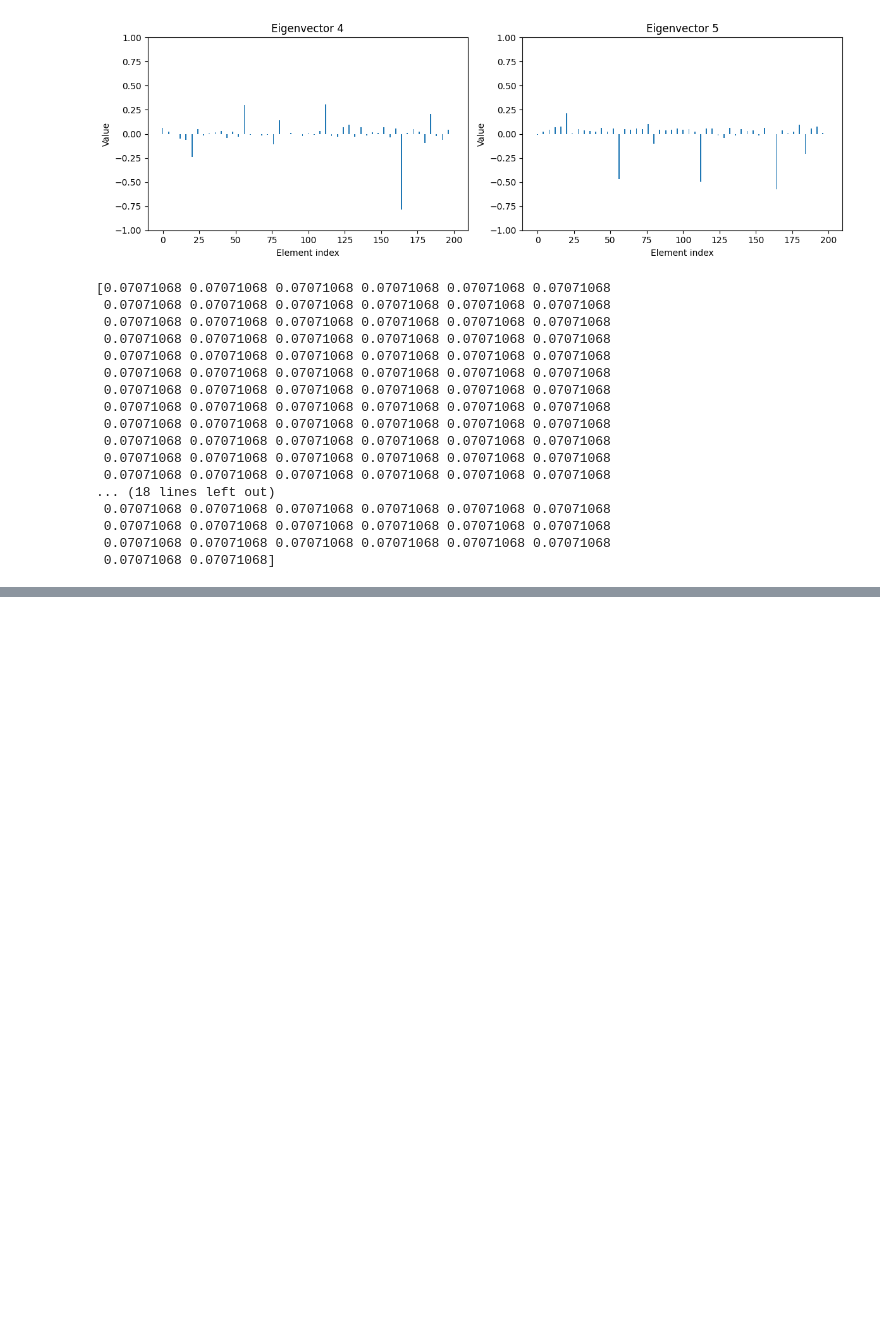
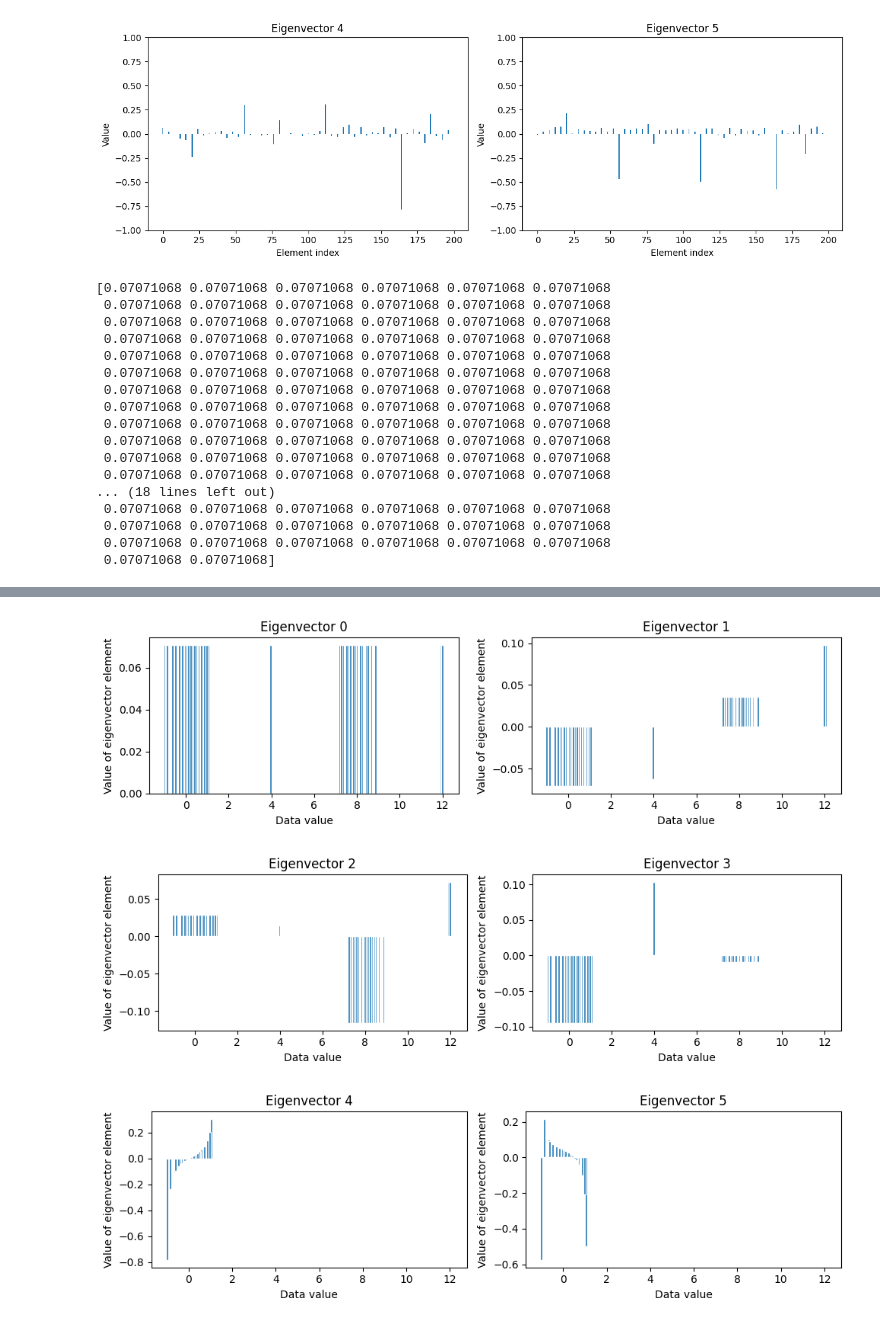
Before and after one commit to 24shiny/Spectral_clustering, a Jupyter notebook: p10_diagonal_regulation.ipynb, the cells around one changed output, grey strips where cells are left out. Cells and saved outputs as stored; diff of their text form; code cells hidden in the pictures; blank space fills up the shorter version.

```diff
--- a/p10_diagonal_regulation.ipynb
+++ b/p10_diagonal_regulation.ipynb
@@ -384,0 +383,36 @@ for row in range(num_rows):
+# %%
+# eigenvector with a different x-axis
+plots_per_row = 2
+total_plots = 6
+
+# Determine the number of rows needed
+num_rows = (total_plots + plots_per_row - 1) // plots_per_row
+
+for row in range(num_rows):
+    fig, axes = plt.subplots(1, plots_per_row, figsize=(10, 3))
+    plt.tight_layout()
+    for col in range(plots_per_row):
+        run_number = row * plots_per_row + col + 1
+        if run_number > total_plots:
+            axes[col].axis('off')  # Turn off axes for unused subplots
+            continue
+
+        # plot data
+        temp_vector = L_vector[:,run_number-1]
+        axes[col].bar(x, temp_vector, edgecolor='white', width=0.1)
+        # axes[col].fill_between(x, temp_vector, color='skyblue', alpha=0.5) # needs sorting beforehand
+        # axes[col].bar(range(len(temp_vector)), temp_vector)
+        # axes[col].set_ylim(-0.8,0.2)
+        axes[col].set_xlabel('Data value')
+        axes[col].set_ylabel('Value of eigenvector element')
+        axes[col].set_title(f'Eigenvector {run_number-1}')
+
+    fig.savefig(f'figure/eigenVectors{run_number}.png', bbox_inches='tight')
+    plt.tight_layout()
+    plt.show()
+
+# print(L_vector[:,0]) # constant vector
+# %% [output]
+[figure, added]
+[figure, added]
+[figure, added]
```
Also changed, not shown: parts of 4 cells of this notebook.
